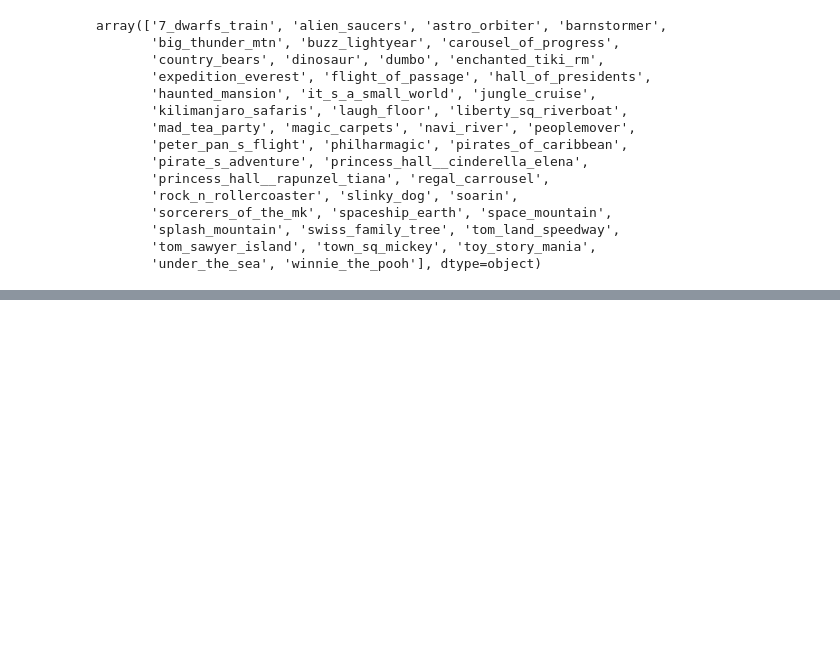
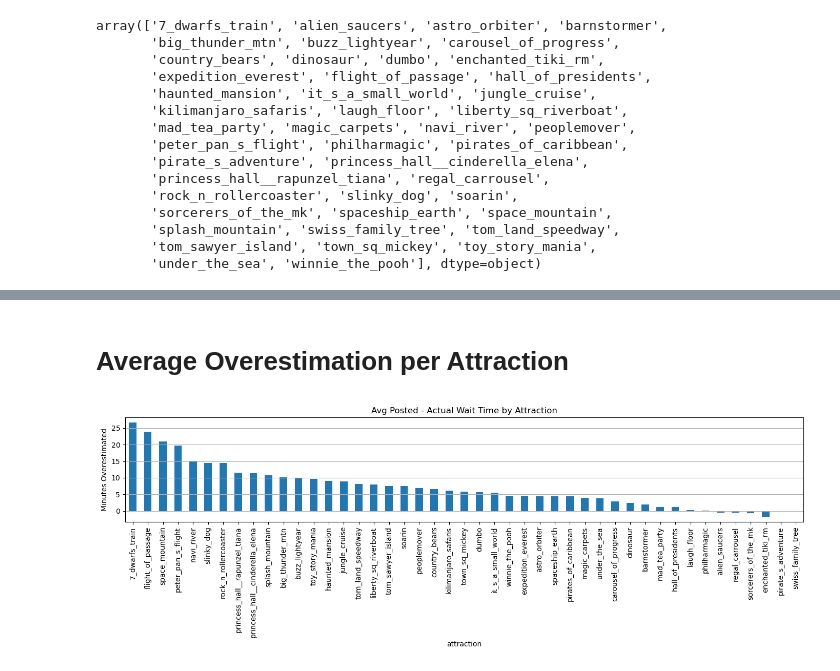
Before and after one commit to Isabel360/Disney, a Jupyter notebook: ifeyinwa.ipynb, the cells around one changed output, grey strips where cells are left out. Cells and saved outputs as stored; diff of their text form; code cells hidden in the pictures; blank space fills up the shorter version.

```diff
--- a/ifeyinwa.ipynb
+++ b/ifeyinwa.ipynb
@@ -1032,0 +331,14 @@ NameError: name 'df_waiting_time' is not defined
+# %% [markdown]
+# Average Overestimation per Attraction
+# %%
+gap = df_netjes_itp.groupby('attraction')[['SPOSTMIN_interp', 'SACTMIN_filled']].mean()
+gap['overestimation'] = gap['SPOSTMIN_interp'] - gap['SACTMIN_filled']
+gap = gap.sort_values('overestimation', ascending=False)
+
+gap['overestimation'].plot(kind='bar', figsize=(14, 5), title='Avg Posted - Actual Wait Time by Attraction')
+plt.ylabel("Minutes Overestimated")
+plt.grid(axis='y')
+plt.tight_layout()
+plt.show()
+# %% [output]
+[figure, added]
```
Also changed, not shown: parts of 134 cells of this notebook, 1 other file.
